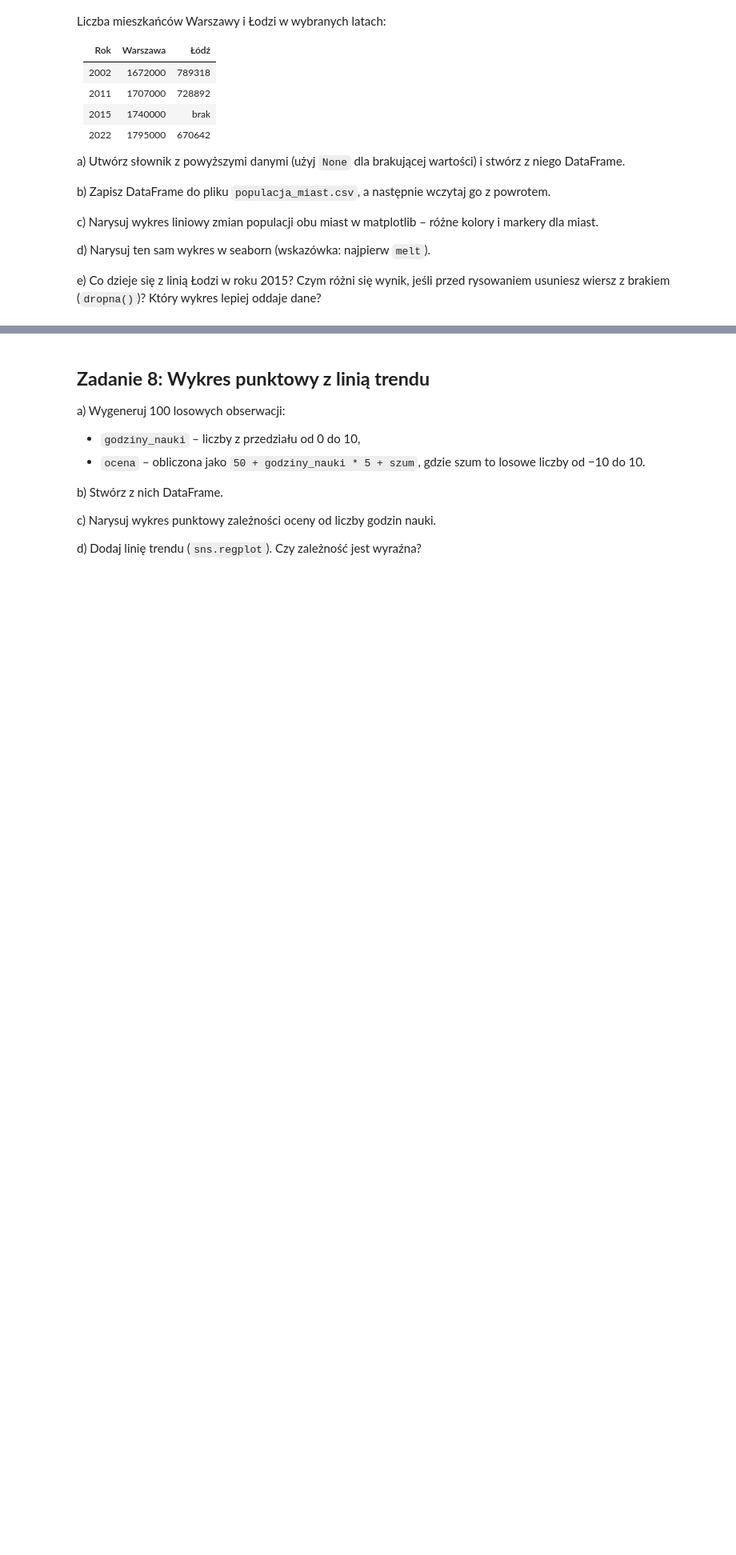
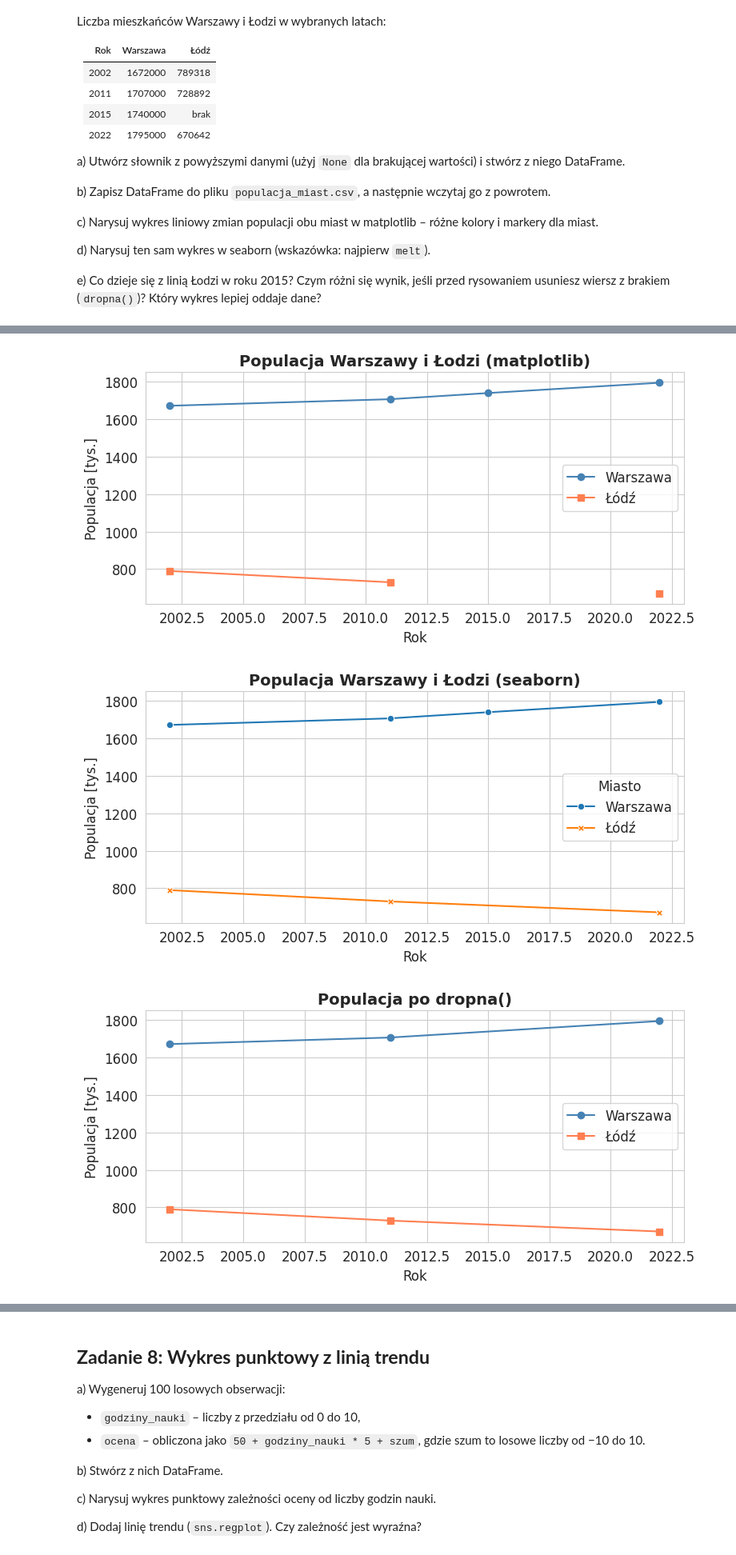
Before and after one commit to kuba11g/Eksploracja_Danych, a Jupyter notebook: Lab2_pandas_wizualizacja (1).ipynb, the cells around one changed output, grey strips where cells are left out. Shown at 80% size. Drawn from its saved outputs; the diff is of its cells as text; code cells hidden in the pictures; blank space fills up the shorter version.

```diff
--- a/Lab2_pandas_wizualizacja (1).ipynb
+++ b/Lab2_pandas_wizualizacja (1).ipynb
@@ -660,7 +871,16 @@ e) Co dzieje się z linią Łodzi w roku 2015? Czym różni się wynik, jeśli p
 # %%
 data_populacja = {
     "Rok": [2002, 2011, 2015, 2022],
-    # TODO: uzupełnij kolumny "Warszawa" i "Łódź"
+    "Warszawa": [1672000, 1707000, 1740000, 1795000],
+    "Łódź": [789318, 728892, None, 670642],
 }
 
-# TODO: DataFrame, zapis do CSV, odczyt z CSV
+# a)
+populacja = pd.DataFrame(data_populacja)
+print(populacja)
+
+# b)
+populacja.to_csv("populacja_miast.csv", index=False)
+populacja = pd.read_csv("populacja_miast.csv")
+print(populacja)
+print(populacja.dtypes)
@@ -667,2 +902,45 @@ data_populacja = {
 # %%
-# Twoje rozwiązanie
+# c)
+fig, ax = plt.subplots(figsize=(8, 4))
+ax.plot(populacja["Rok"], populacja["Warszawa"] / 1000,
+        marker="o", color="steelblue", label="Warszawa")
+ax.plot(populacja["Rok"], populacja["Łódź"] / 1000,
+        marker="s", color="coral", label="Łódź")
+ax.set_title("Populacja Warszawy i Łodzi (matplotlib)", fontsize=14, fontweight="bold")
+ax.set_xlabel("Rok")
+ax.set_ylabel("Populacja [tys.]")
+ax.legend()
+plt.tight_layout()
+plt.show()
+
+# d)
+populacja_dluga = populacja.melt(id_vars="Rok", var_name="Miasto", value_name="Populacja")
+populacja_dluga["Populacja_tys"] = populacja_dluga["Populacja"] / 1000
+
+plt.figure(figsize=(8, 4))
+sns.lineplot(data=populacja_dluga, x="Rok", y="Populacja_tys",
+             hue="Miasto", style="Miasto", markers=True, dashes=False)
+plt.title("Populacja Warszawy i Łodzi (seaborn)", fontsize=14, fontweight="bold")
+plt.xlabel("Rok")
+plt.ylabel("Populacja [tys.]")
+plt.tight_layout()
+plt.show()
+
+# e)
+populacja_bez_brakow = populacja.dropna()
+
+fig, ax = plt.subplots(figsize=(8, 4))
+ax.plot(populacja_bez_brakow["Rok"], populacja_bez_brakow["Warszawa"] / 1000,
+        marker="o", color="steelblue", label="Warszawa")
+ax.plot(populacja_bez_brakow["Rok"], populacja_bez_brakow["Łódź"] / 1000,
+        marker="s", color="coral", label="Łódź")
+ax.set_title("Populacja po dropna()", fontsize=14, fontweight="bold")
+ax.set_xlabel("Rok")
+ax.set_ylabel("Populacja [tys.]")
+ax.legend()
+plt.tight_layout()
+plt.show()
+# %% [output]
+[figure, added]
+[figure, added]
+[figure, added]
```
Also changed, not shown: parts of 15 cells of this notebook.
